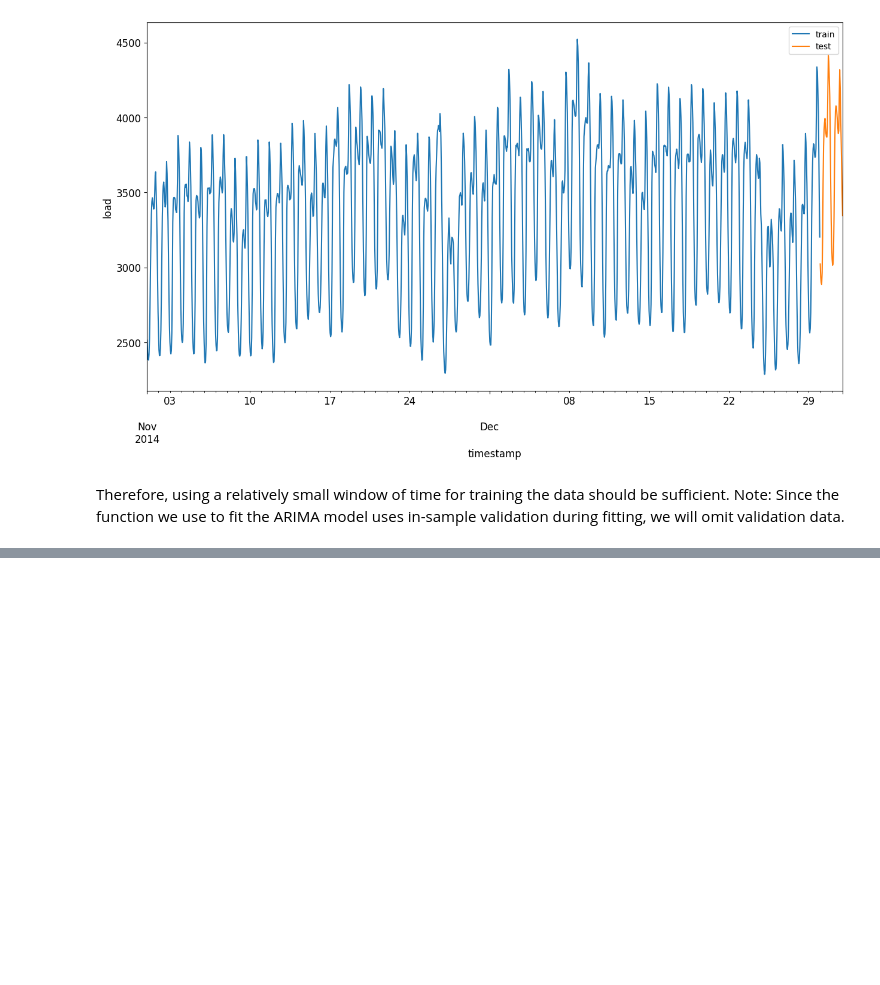
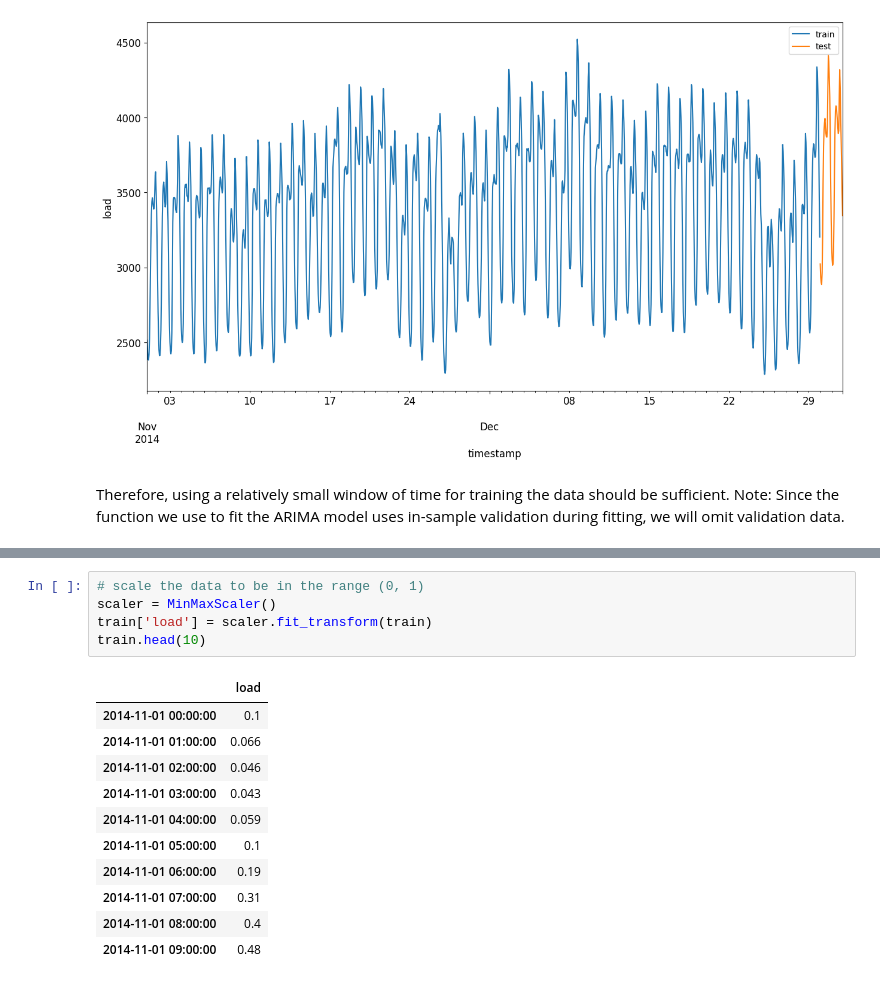
Before and after one commit to AmandaVP23/microsoft-ML-for-beginners, a Jupyter notebook: 7-time-series/2-arima.ipynb, the cells around one changed output, grey strips where cells are left out. Cells and saved outputs as stored; diff of their text form; blank space fills up the shorter version.

```diff
--- a/7-time-series/2-arima.ipynb
+++ b/7-time-series/2-arima.ipynb
@@ -68,0 +83,17 @@ Note: Since the function we use to fit the ARIMA model uses in-sample validation
+# %%
+# scale the data to be in the range (0, 1)
+scaler = MinMaxScaler()
+train['load'] = scaler.fit_transform(train)
+train.head(10)
+# %% [output]
+|  | load |
+| 2014-11-01 00:00:00 | 0.1 |
+| 2014-11-01 01:00:00 | 0.066 |
+| 2014-11-01 02:00:00 | 0.046 |
+| 2014-11-01 03:00:00 | 0.043 |
+| 2014-11-01 04:00:00 | 0.059 |
+| 2014-11-01 05:00:00 | 0.1 |
+| 2014-11-01 06:00:00 | 0.19 |
+| 2014-11-01 07:00:00 | 0.31 |
+| 2014-11-01 08:00:00 | 0.4 |
+| 2014-11-01 09:00:00 | 0.48 |
```
Also changed, not shown: parts of 15 cells of this notebook.
